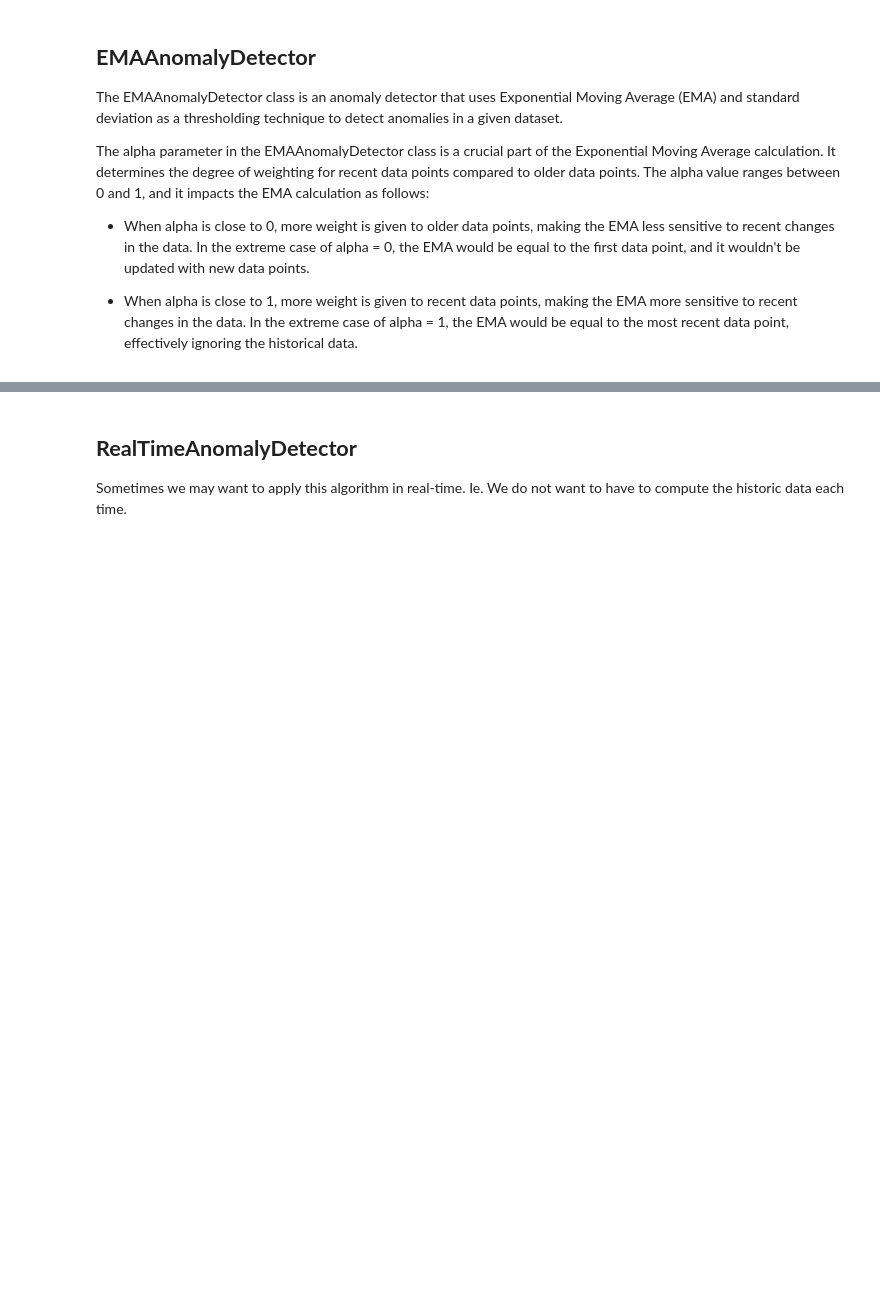
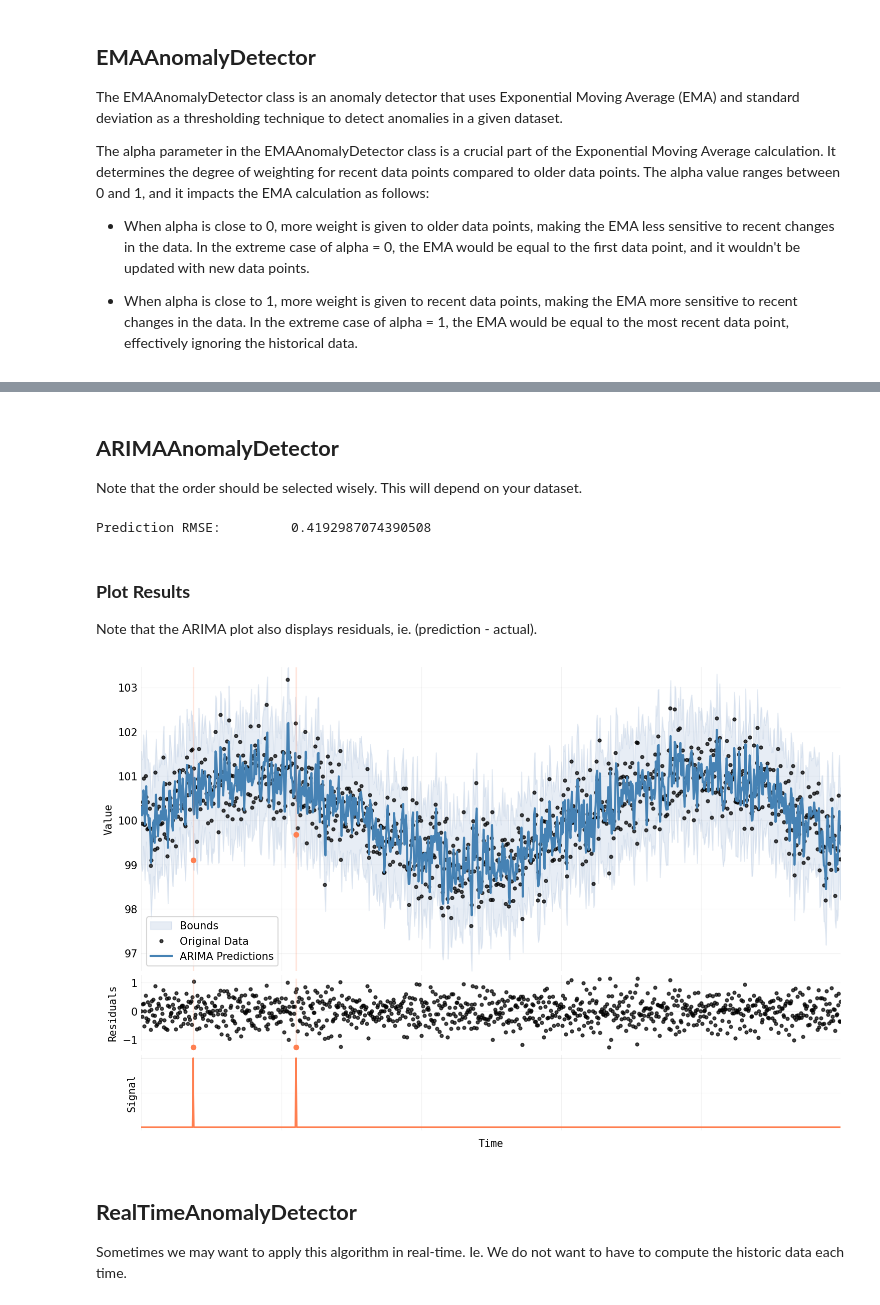
Before and after one commit to jSwords91/effective-anomaly-detection-algorithm, a Jupyter notebook: example.ipynb, the cells around one changed output, grey strips where cells are left out. Saved outputs shown, nothing was run; the diff lists cells and outputs as text; code cells hidden in the pictures; blank space fills up the shorter version.

Commit message:
added ARIMA algorithm

```diff
--- a/example.ipynb
+++ b/example.ipynb
@@ -103,3 +114,21 @@ fig = anomDetector.plot(y, results)
+# %% [markdown]
+## **ARIMAAnomalyDetector**
+
+Note that the order should be selected wisely. This will depend on your dataset.
+# %%
+anomDetector = ARIMAAnomalyDetector(config, order=(1, 1, 0))
+results = anomDetector.run(y)
+print("Prediction RMSE:\t",anomDetector.rmse_metric(results["residuals"]))
+# %% [output]
+Prediction RMSE:         0.4192987074390508
+# %% [markdown]
+### **Plot Results**
+
+Note that the ARIMA plot also displays residuals, ie. (prediction - actual).
+# %%
+fig = anomDetector.plot(y, results)
+# %% [output]
+[figure, added]
 # %% [markdown]
 ## **RealTimeAnomalyDetector**
 
```
Also changed, not shown: parts of 12 cells of this notebook, 4 other files.
